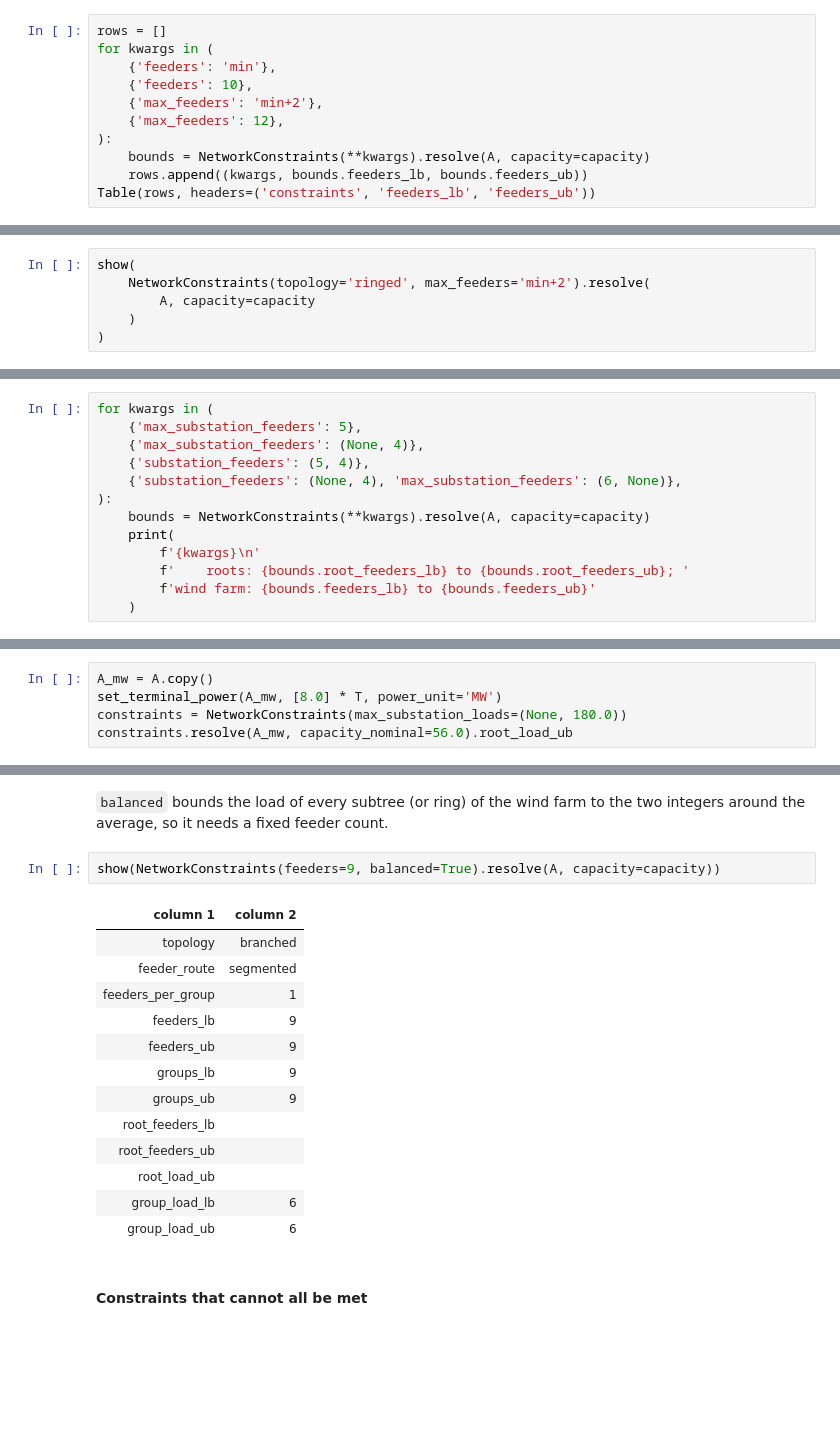
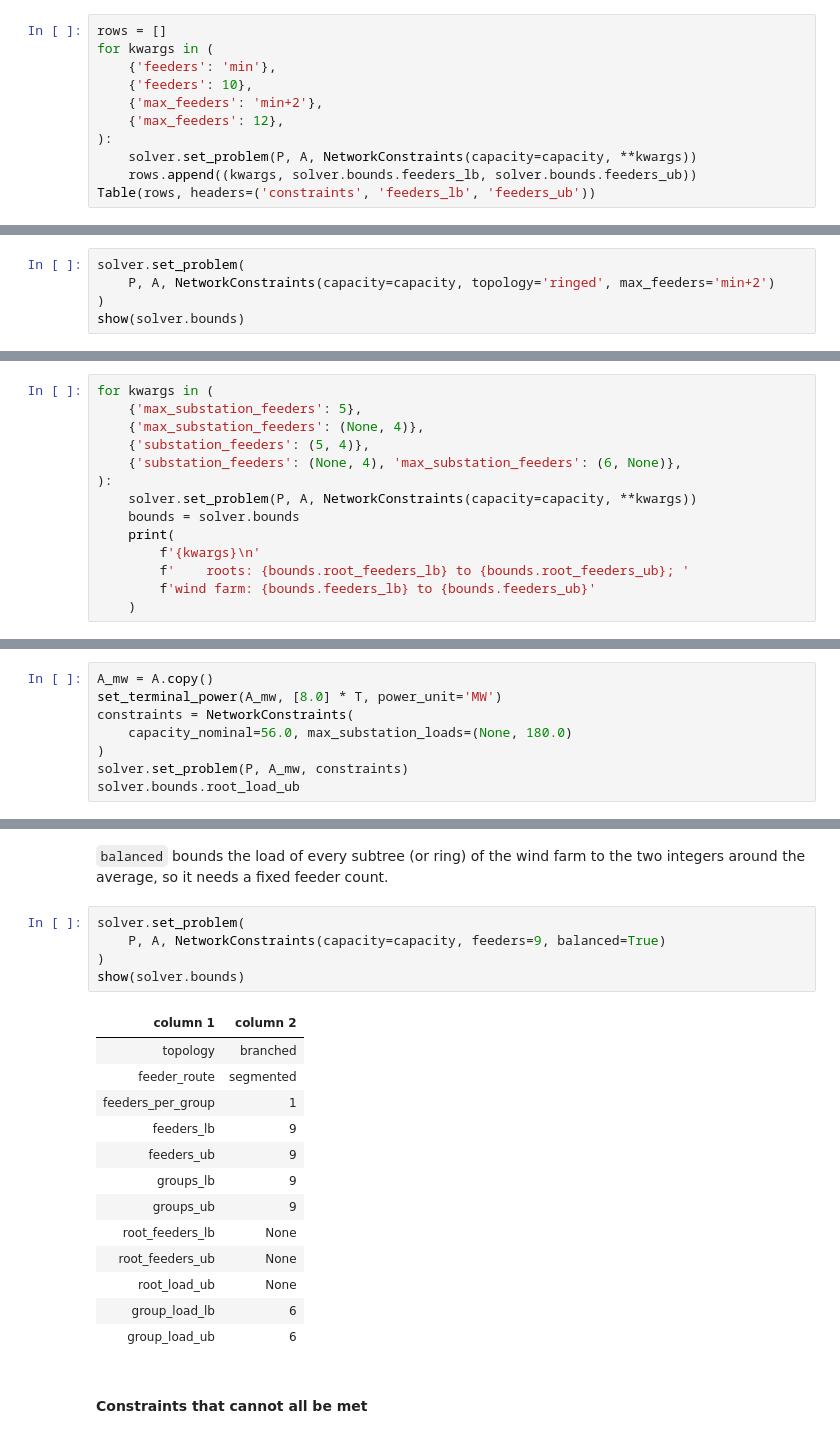
Before and after one commit to DTUWindEnergy/OptiWindNet, a Jupyter notebook: docs/notebooks/lo31_constraints.ipynb, the cells around one changed output, grey strips where cells are left out. Drawn from its saved outputs; the diff is of its cells as text; blank space fills up the shorter version.

```diff
--- a/docs/notebooks/lo31_constraints.ipynb
+++ b/docs/notebooks/lo31_constraints.ipynb
@@ -108,8 +112,8 @@ for kwargs in (
     {'max_feeders': 'min+2'},
     {'max_feeders': 12},
 ):
-    bounds = NetworkConstraints(**kwargs).resolve(A, capacity=capacity)
-    rows.append((kwargs, bounds.feeders_lb, bounds.feeders_ub))
+    solver.set_problem(P, A, NetworkConstraints(capacity=capacity, **kwargs))
+    rows.append((kwargs, solver.bounds.feeders_lb, solver.bounds.feeders_ub))
 Table(rows, headers=('constraints', 'feeders_lb', 'feeders_ub'))
 # %% [output]
 | constraints | feeders_lb | feeders_ub |
@@ -120,11 +124,10 @@ Table(rows, headers=('constraints', 'feeders_lb', 'feeders_ub'))
 # %% [markdown]
 A ring has two feeders, so a ringed topology counts both. Here the capacity bounds each arm of a ring, so a ring holds up to twice as many turbines as a subtree, and `groups_lb` counts rings.
 # %%
-show(
-    NetworkConstraints(topology='ringed', max_feeders='min+2').resolve(
-        A, capacity=capacity
-    )
+solver.set_problem(
+    P, A, NetworkConstraints(capacity=capacity, topology='ringed', max_feeders='min+2')
 )
+show(solver.bounds)
 # %% [output]
 | column 1 | column 2 |
 | topology | ringed |
@@ -150,7 +153,8 @@ for kwargs in (
     {'substation_feeders': (5, 4)},
     {'substation_feeders': (None, 4), 'max_substation_feeders': (6, None)},
 ):
-    bounds = NetworkConstraints(**kwargs).resolve(A, capacity=capacity)
+    solver.set_problem(P, A, NetworkConstraints(capacity=capacity, **kwargs))
+    bounds = solver.bounds
     print(
         f'{kwargs}\n'
         f'    roots: {bounds.root_feeders_lb} to {bounds.root_feeders_ub}; '
@@ -172,8 +176,11 @@ for kwargs in (
 # %%
 A_mw = A.copy()
 set_terminal_power(A_mw, [8.0] * T, power_unit='MW')
-constraints = NetworkConstraints(max_substation_loads=(None, 180.0))
-constraints.resolve(A_mw, capacity_nominal=56.0).root_load_ub
+constraints = NetworkConstraints(
+    capacity_nominal=56.0, max_substation_loads=(None, 180.0)
+)
+solver.set_problem(P, A_mw, constraints)
+solver.bounds.root_load_ub
 # %% [output]
 (None, 22)
 # %% [markdown]
@@ -181,19 +188,22 @@ constraints.resolve(A_mw, capacity_nominal=56.0).root_load_ub
 # %% [markdown]
 `balanced` bounds the load of every subtree (or ring) of the wind farm to the two integers around the average, so it needs a fixed feeder count.
 # %%
-show(NetworkConstraints(feeders=9, balanced=True).resolve(A, capacity=capacity))
+solver.set_problem(
+    P, A, NetworkConstraints(capacity=capacity, feeders=9, balanced=True)
+)
+show(solver.bounds)
 # %% [output]
 | column 1 | column 2 |
 | topology | branched |
 | feeder_route | segmented |
 | feeders_per_group | 1 |
 | feeders_lb | 9 |
 | feeders_ub | 9 |
 | groups_lb | 9 |
 | groups_ub | 9 |
-| root_feeders_lb |  |
-| root_feeders_ub |  |
-| root_load_ub |  |
+| root_feeders_lb | None |
+| root_feeders_ub | None |
+| root_load_ub | None |
 | group_load_lb | 6 |
 | group_load_ub | 6 |
 # %% [markdown]
```
Also changed, not shown: parts of 23 cells of this notebook, 25 other files.
